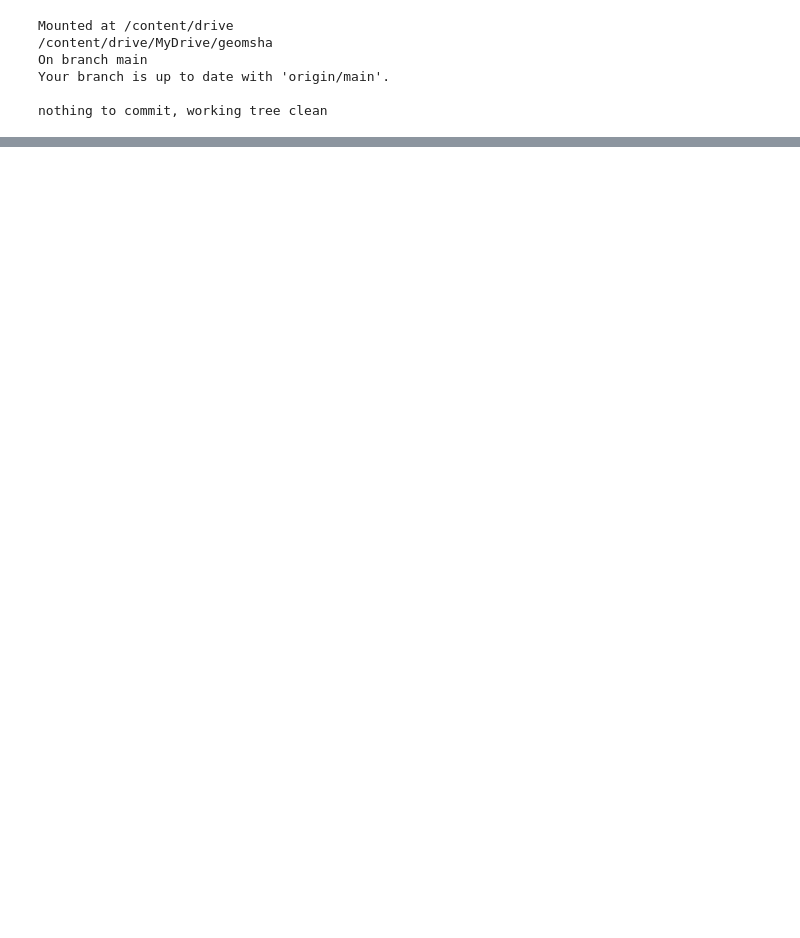
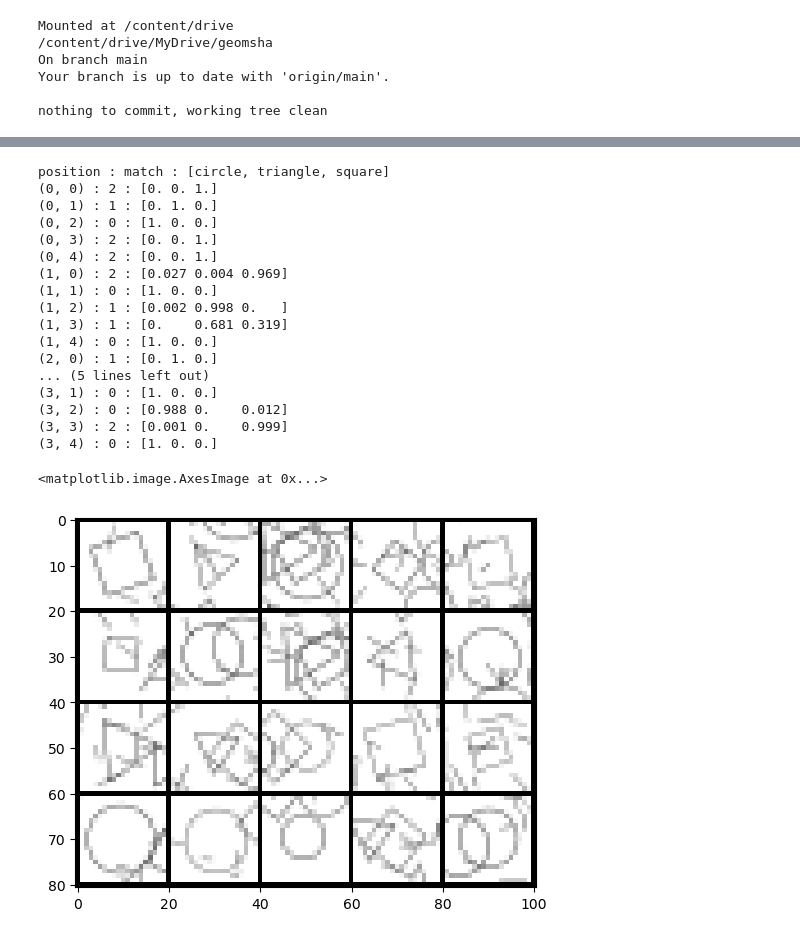
Before and after one commit to riesenn/geomsha, a Jupyter notebook: geomsha_m3_neural.ipynb, the cells around one changed output, grey strips where cells are left out. Cells and saved outputs as stored; diff of their text form; code cells hidden in the pictures; blank space fills up the shorter version.

```diff
--- a/geomsha_m3_neural.ipynb
+++ b/geomsha_m3_neural.ipynb
@@ -178,0 +183,41 @@ position : target -> fail : [circle, triangle, square]
+# %%
+match = np.equal(pred_labels,test_labels)
+hit_images = test_images[match]
+hit_labels = pred_labels[match]
+hit_pred = pred[match]
+
+grid = (4,5)
+grid_image, grid_pos = gen_grid_image(hit_images, grid)
+
+fig = plt.figure(figsize=(grid_image.shape[1],grid_image.shape[0]),dpi=1)
+fig.figimage(grid_image, cmap='gray')
+fig.savefig('data/tmp_hits.png')
+plt.close()
+
+print("\nposition : match : [circle, triangle, square]")
+
+np.set_printoptions(precision=3, suppress=True)
+for i in range(grid[1]*grid[0]):
+    print(f"{grid_pos[i]} : {hit_labels[i]} : {hit_pred[i]}")
+
+plt.imshow(mpimg.imread('data/tmp_hits.png'))
+# %% [output]
+position : match : [circle, triangle, square]
+(0, 0) : 2 : [0. 0. 1.]
+(0, 1) : 1 : [0. 1. 0.]
+(0, 2) : 0 : [1. 0. 0.]
+(0, 3) : 2 : [0. 0. 1.]
+(0, 4) : 2 : [0. 0. 1.]
+(1, 0) : 2 : [0.027 0.004 0.969]
+(1, 1) : 0 : [1. 0. 0.]
+(1, 2) : 1 : [0.002 0.998 0.   ]
+(1, 3) : 1 : [0.    0.681 0.319]
+(1, 4) : 0 : [1. 0. 0.]
+(2, 0) : 1 : [0. 1. 0.]
+... (5 lines left out)
+(3, 1) : 0 : [1. 0. 0.]
+(3, 2) : 0 : [0.988 0.    0.012]
+(3, 3) : 2 : [0.001 0.    0.999]
+(3, 4) : 0 : [1. 0. 0.]
+<matplotlib.image.AxesImage at 0x...>
+[figure, added]
```
Also changed, not shown: parts of 7 cells of this notebook.
